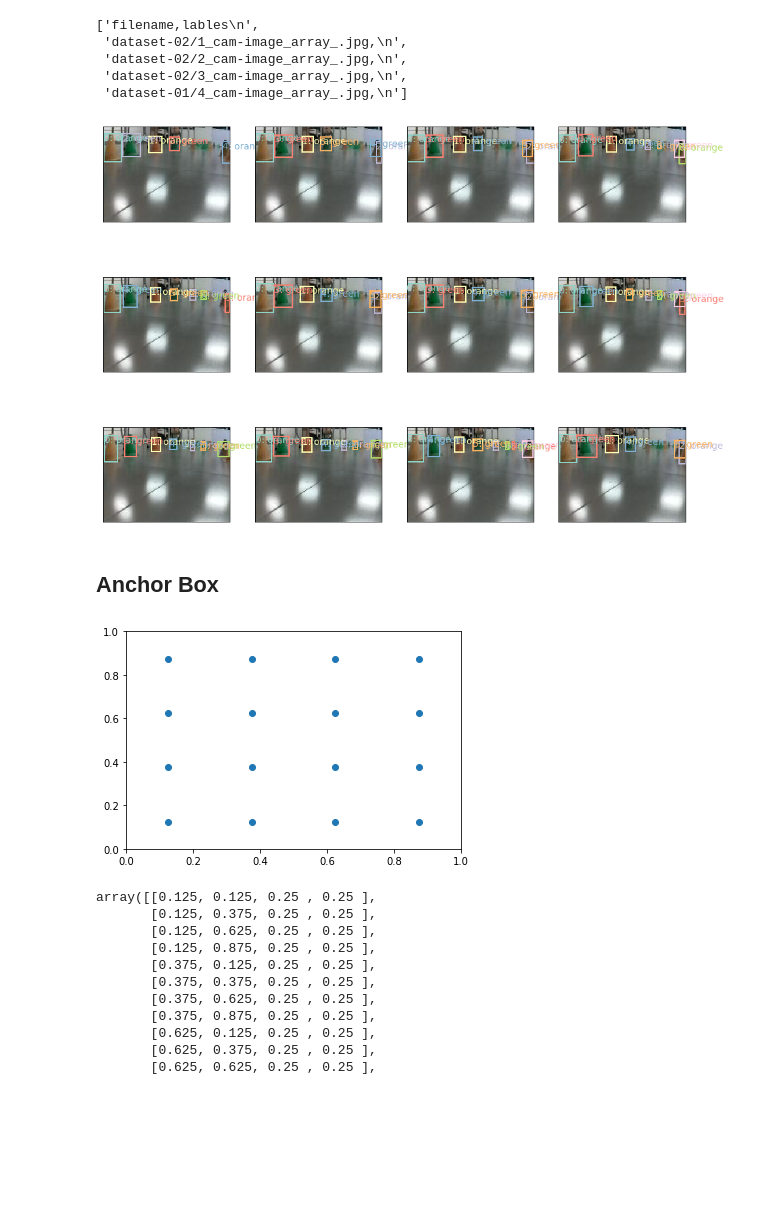
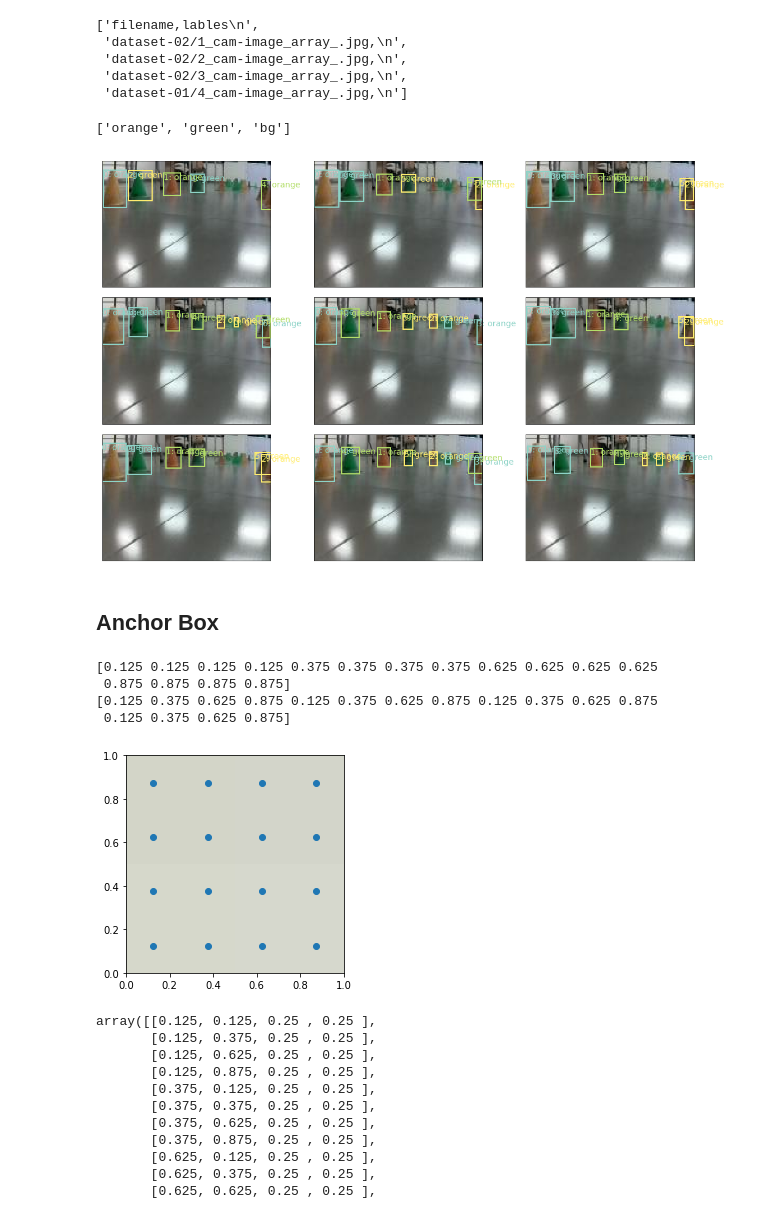
Before and after one commit to 10zinten/Driverless-project, a Jupyter notebook: object-detection/prototype/SSD cone detection.ipynb, the cells around one changed output. Drawn from its saved outputs; the diff is of its cells as text; code cells hidden in the pictures; blank space fills up the shorter version.

```diff
--- a/object-detection/prototype/SSD cone detection.ipynb
+++ b/object-detection/prototype/SSD cone detection.ipynb
@@ -82,8 +99,8 @@ trn_j[0][ANNOTATION][:2]
 ### Preprocessing the dataset
 - Creating hash table to mapping id to name or filename
 # %%
-cats = {i: name for i, name in enumerate(['orange', 'green'])}
+cats = {i: name for i, name in enumerate(['orange', 'green', 'bg'])}
 trn_fns = {int(dp[FILENAME].split('/')[-1].split('_')[0]):dp[FILENAME] for dp in trn_j}
 trn_ids = list(trn_fns.keys())
-trn_fns
+trn_fns[1], cats
 # %% [output]
@@ -128,9 +129,13 @@ for dp in trn_j:
     dp_name = dp[FILENAME].split('/')[-1]
     dp_id = int(dp_name.split('_')[0])
     for ann in dp[ANNOTATION]:
-        bb = [ann['x'], ann['y'], ann['width'], ann['height']]
-        bb = hw_bb(bb)
-        cls = 0 if ann[CLASS] == "orange" else 1
+        if ann:
+            bb = [ann['x'], ann['y'], ann['width'], ann['height']]
+            bb = hw_bb(bb)
+            cls = 0 if ann[CLASS] == "orange" else 1
+        else:
+            bb = [0, 0, 0, 0]   # for bg
+            cls = 2
         trn_anno[dp_id].append((bb, cls))
 len(trn_anno)
 # %% [output]
@@ -314,6 +318,22 @@ CSV.open().readlines()[:5]
  'dataset-02/2_cam-image_array_.jpg,\n',
  'dataset-02/3_cam-image_array_.jpg,\n',
  'dataset-01/4_cam-image_array_.jpg,\n']
+# %%
+import matplotlib.cm as cmx
+import matplotlib.colors as mcolors
+
+def get_cmap(N):
+    color_norm  = mcolors.Normalize(vmin=0, vmax=N-1)
+    return cmx.ScalarMappable(norm=color_norm, cmap='Set3').to_rgba
+
+num_colr = 3
+cmap = get_cmap(num_colr)
+colr_list = [cmap(float(x)) for x in range(num_colr)]
+
+id2cat = list(cats.values())
+id2cat
+# %% [output]
+['orange', 'green', 'bg']
 # %%
 # Showing ground truth
 def show_ground_truth(ax, im, bbox, clas=None, prs=None, thresh=0.3):
@@ -354,29 +361,36 @@ id2cat = list(cats.values())
 # %%
-fig, axes = plt.subplots(3, 4, figsize=(16, 12))
+fig, axes = plt.subplots(3, 3, figsize=(16, 10))
 for i, ax in enumerate(axes.flat):
     show_ground_truth(ax, x[i], y[0][i], y[1][i])
+plt.tight_layout()
 # %% [output]
-[figure, old version]
+[figure, new version]
 # %% [markdown]
 ## Anchor Box
 # %%
 anc_grid = 4
 k = 1
 
 anc_offset = 1/(anc_grid*2)
 anc_x = np.repeat(np.linspace(anc_offset, 1-anc_offset, anc_grid), anc_grid)
 anc_y = np.tile(np.linspace(anc_offset, 1-anc_offset, anc_grid), anc_grid)
-
+print(anc_x)
+print(anc_y)
 anc_ctrs = np.tile(np.stack([anc_x,anc_y], axis=1), (k,1))
 anc_sizes = np.array([[1/anc_grid,1/anc_grid] for i in range(anc_grid*anc_grid)])
 anchors = np.concatenate([anc_ctrs, anc_sizes], axis=1)
 
 grid_sizes = np.array([1/anc_grid])
 plt.scatter(anc_x, anc_y)
+plt.imshow(im)
 plt.xlim(0, 1)
 plt.ylim(0, 1);
 # %% [output]
+[0.125 0.125 0.125 0.125 0.375 0.375 0.375 0.375 0.625 0.625 0.625 0.625
+ 0.875 0.875 0.875 0.875]
+[0.125 0.375 0.625 0.875 0.125 0.375 0.625 0.875 0.125 0.375 0.625 0.875
+ 0.125 0.375 0.625 0.875]
-[figure, old version]
+[figure, new version]
 # %%
 anchors
 # %% [output]
```
Also changed, not shown: parts of 11 cells of this notebook.
